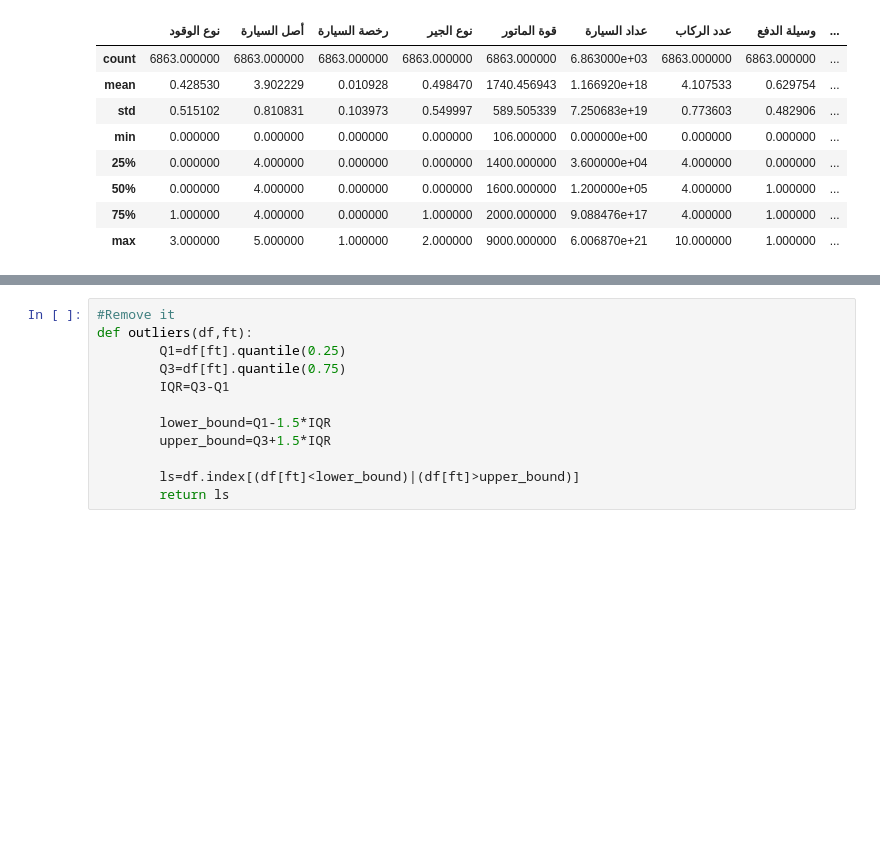
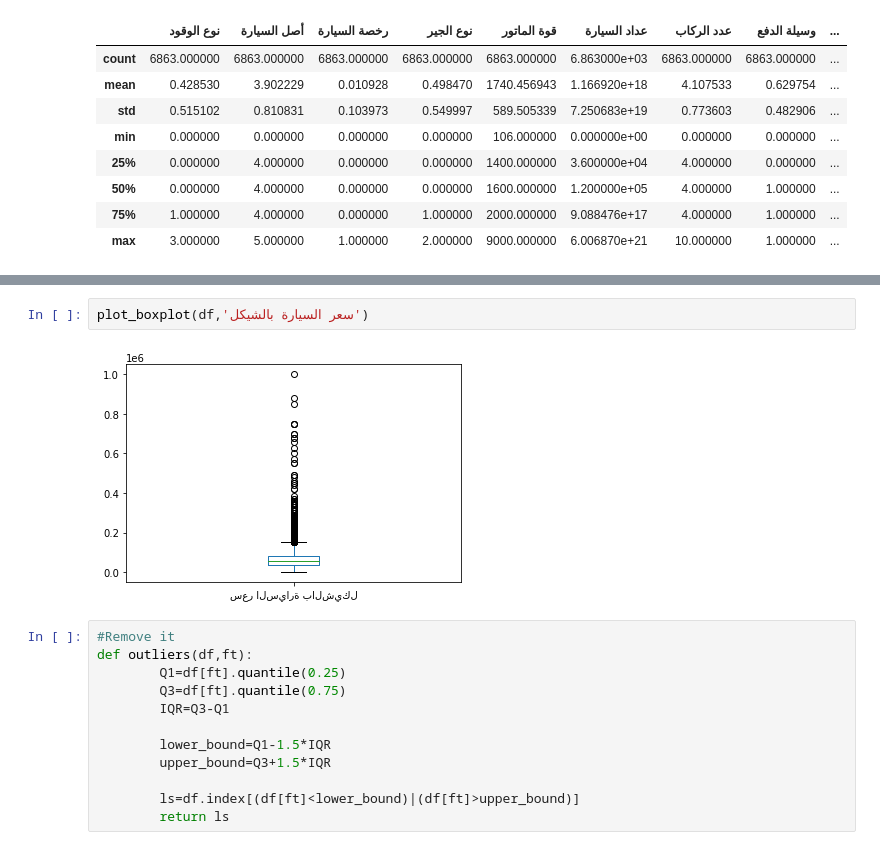
Before and after one commit to marahsaadeh/ML_ass1, a Jupyter notebook: Ass1.ipynb, the cells around one changed output, grey strips where cells are left out. Cells and saved outputs as stored; diff of their text form; blank space fills up the shorter version.

```diff
--- a/Ass1.ipynb
+++ b/Ass1.ipynb
@@ -845,3 +862,7 @@ df.describe()
+# %%
+plot_boxplot(df,'سعر السيارة بالشيكل')
+# %% [output]
+[figure, added]
 # %%
 #Remove it
 def outliers(df,ft):
```
Also changed, not shown: parts of 40 cells of this notebook.
